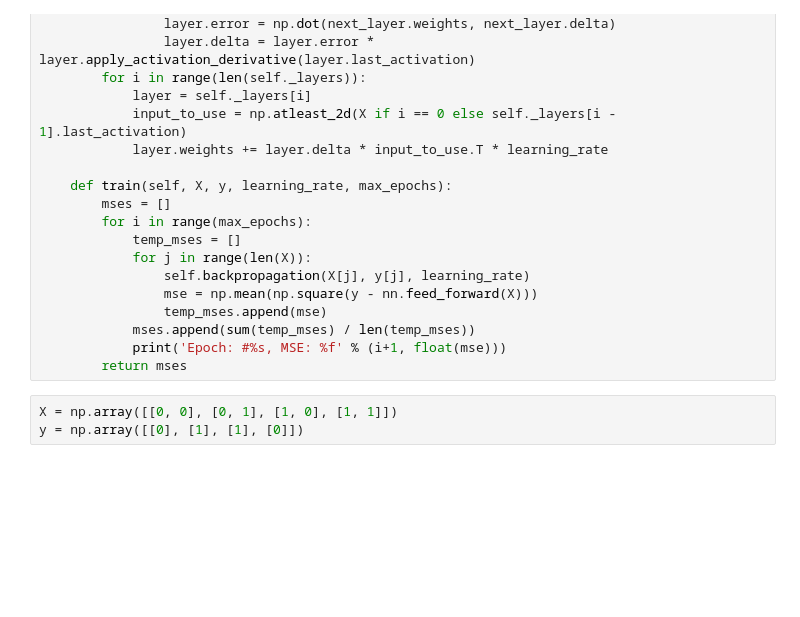
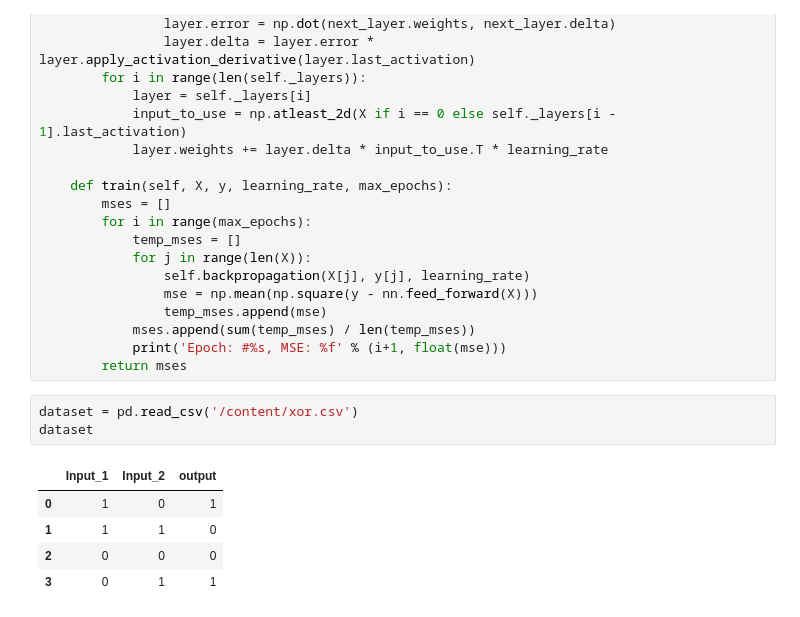
Before and after one commit to manangondez/nn, a Jupyter notebook: NN.ipynb, the cells around one changed output. Cells and saved outputs as stored; diff of their text form; blank space fills up the shorter version.

```diff
--- a/NN.ipynb
+++ b/NN.ipynb
@@ -88,6 +89,12 @@ class NeuralNetwork:
             mses.append(sum(temp_mses) / len(temp_mses))
             print('Epoch: #%s, MSE: %f' % (i+1, float(mse)))
         return mses
-# %%
-X = np.array([[0, 0], [0, 1], [1, 0], [1, 1]])
-y = np.array([[0], [1], [1], [0]])
+# %%
+dataset = pd.read_csv('/content/xor.csv')
+dataset
+# %% [output]
+|  | Input_1 | Input_2 | output |
+| 0 | 1 | 0 | 1 |
+| 1 | 1 | 1 | 0 |
+| 2 | 0 | 0 | 0 |
+| 3 | 0 | 1 | 1 |
```
Also changed, not shown: parts of 5 cells of this notebook.
